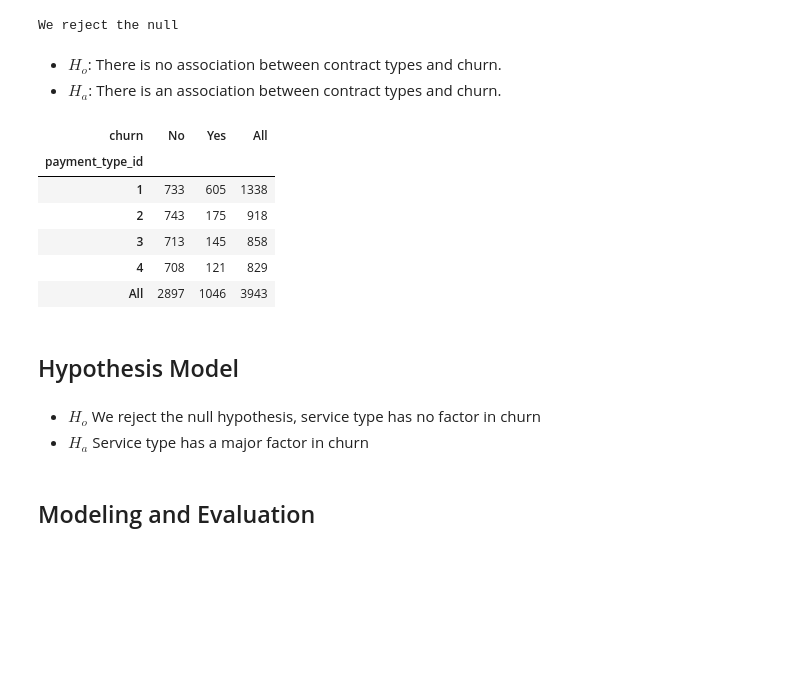
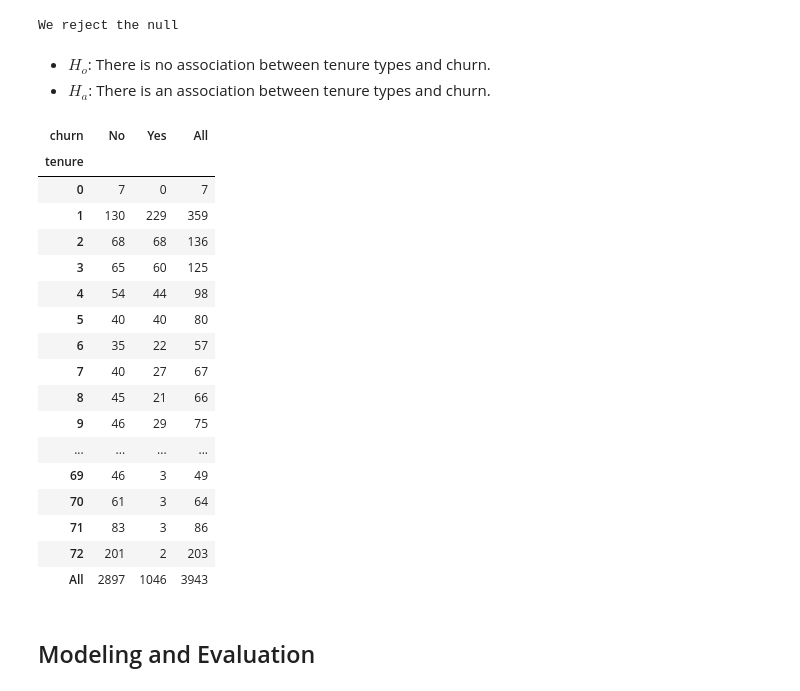
Before and after one commit to lupeluna/Telco-Classification-Project, a Jupyter notebook: PRE -Telco-Classification.ipynb, the cells around one changed output. Saved outputs shown, nothing was run; the diff lists cells and outputs as text; code cells hidden in the pictures; blank space fills up the shorter version.

```diff
--- a/PRE -Telco-Classification.ipynb
+++ b/PRE -Telco-Classification.ipynb
@@ -441,5 +441,5 @@ We reject the null
 # %%
 # tenure with churn t-test
 # %% [markdown]
-- $H_o$: There is no association between contract types and churn.
-- $H_a$: There is an association between contract types and churn.
+- $H_o$: There is no association between tenure types and churn.
+- $H_a$: There is an association between tenure types and churn.
@@ -451,18 +446,24 @@ We reject the null
 # %%
-pd.crosstab(train.payment_type_id, train.churn, margins=True)
+pd.crosstab(train.tenure, train.churn, margins=True)
 # %% [output]
 | churn | No | Yes | All |
-| payment_type_id |  |  |  |
-| 1 | 733 | 605 | 1338 |
-| 2 | 743 | 175 | 918 |
-| 3 | 713 | 145 | 858 |
-| 4 | 708 | 121 | 829 |
+| tenure |  |  |  |
+| 0 | 7 | 0 | 7 |
+| 1 | 130 | 229 | 359 |
+| 2 | 68 | 68 | 136 |
+| 3 | 65 | 60 | 125 |
+| 4 | 54 | 44 | 98 |
+| 5 | 40 | 40 | 80 |
+| 6 | 35 | 22 | 57 |
+| 7 | 40 | 27 | 67 |
+| 8 | 45 | 21 | 66 |
+| 9 | 46 | 29 | 75 |
+| ... | ... | ... | ... |
+| 69 | 46 | 3 | 49 |
+| 70 | 61 | 3 | 64 |
+| 71 | 83 | 3 | 86 |
+| 72 | 201 | 2 | 203 |
 | All | 2897 | 1046 | 3943 |
-# %% [markdown]
-## Hypothesis Model
-# %% [markdown]
-- $H_o$ We reject the null hypothesis, service type has no factor in churn
-- $H_a$ Service type has a major factor in churn
 # %% [markdown]
 ## Modeling and Evaluation
 # %% [markdown]
```
Also changed, not shown: parts of 19 cells of this notebook.
